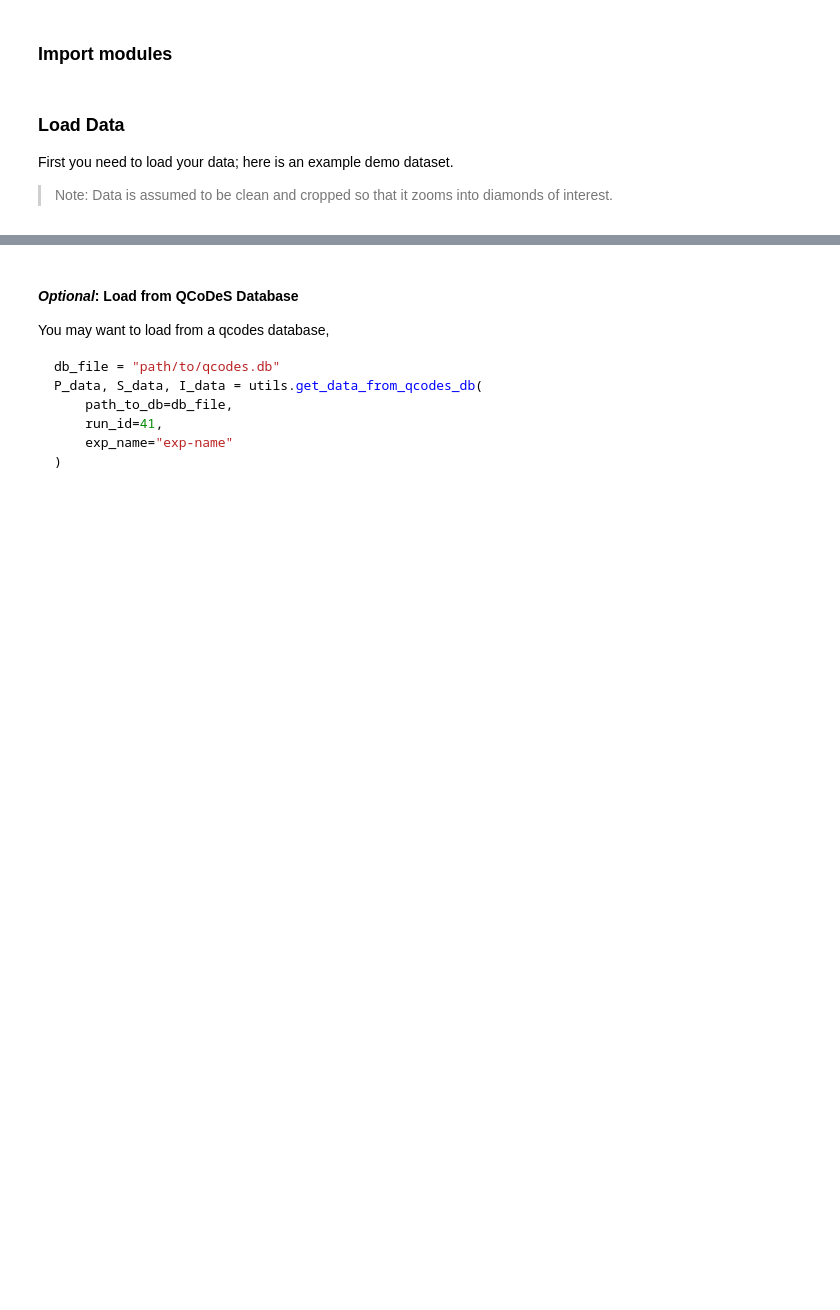
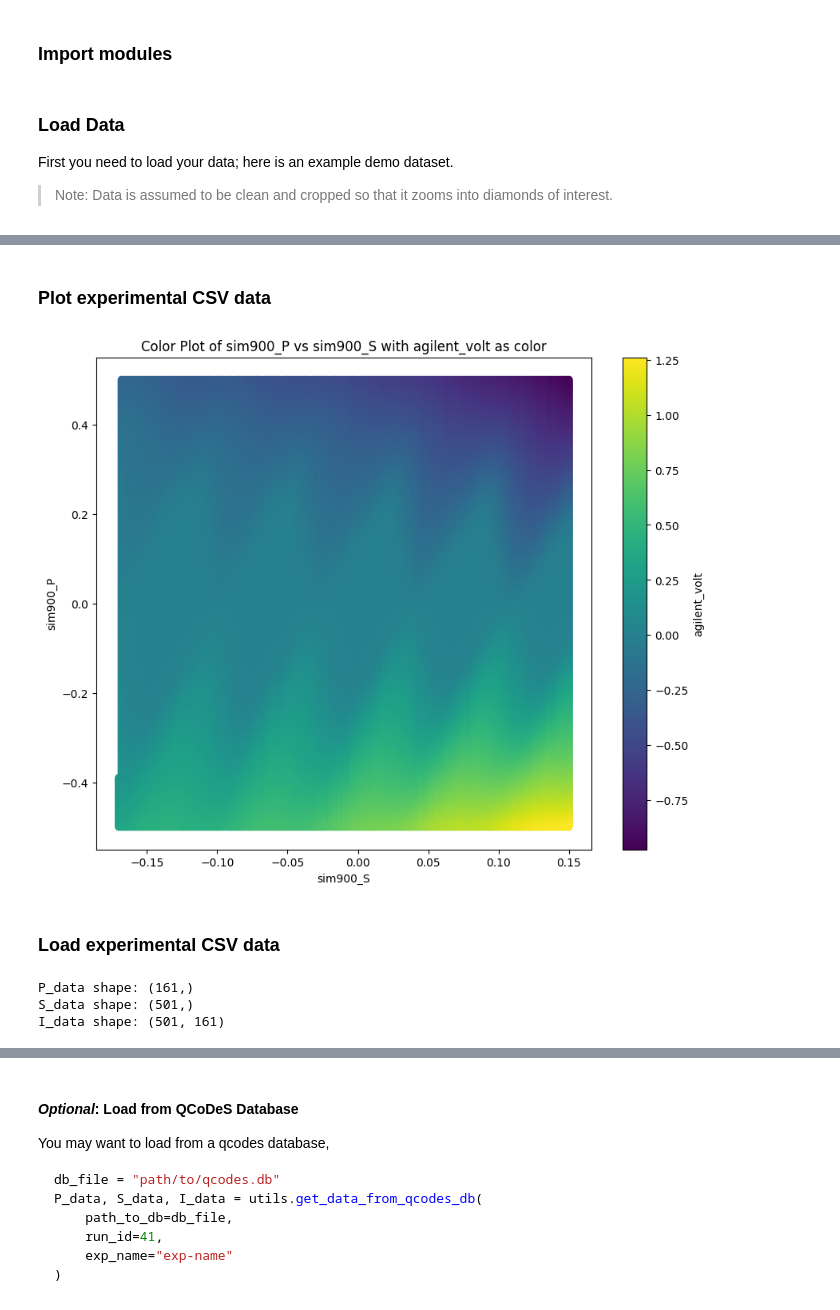
Before and after one commit to mainCSG/diamondminer, a Jupyter notebook: example/demo.ipynb, the cells around one changed output, grey strips where cells are left out. Drawn from its saved outputs; the diff is of its cells as text; code cells hidden in the pictures; blank space fills up the shorter version.

```diff
--- a/example/demo.ipynb
+++ b/example/demo.ipynb
@@ -15,0 +113,56 @@ First you need to load your data; here is an example demo dataset.
+# %% [markdown]
+### Plot experimental CSV data
+# %%
+import pandas as pd
+import matplotlib.pyplot as plt
+
+# Read the CSV file
+df = pd.read_csv('results-1-34 copy.csv')
+
+# Create the color plot
+plt.figure(figsize=(10, 8))
+scatter = plt.scatter(df['sim900_P'], df['sim900_S'], c=df['agilent_volt'], cmap='viridis')
+
+# Add colorbar
+plt.colorbar(scatter, label='agilent_volt')
+
+# Set labels and title
+plt.xlabel('sim900_S')
+plt.ylabel('sim900_P')
+plt.title('Color Plot of sim900_P vs sim900_S with agilent_volt as color')
+
+# Show the plot
+plt.show()
+# %% [output]
+[figure, added]
+# %% [markdown]
+### Load experimental CSV data
+# %%
+import pandas as pd
+import numpy as np
+
+# Read the CSV file
+df = pd.read_csv('results-1-34 Copy.csv')
+
+# Extract unique values for sim900_P and sim900_S
+P_data = df['sim900_P'].unique().astype(float)
+S_data = df['sim900_S'].unique().astype(float)
+
+# Create a pivot table with sim900_P as columns, sim900_S as index, and agilent_volt as values
+pivot_table = df.pivot(index='sim900_S', columns='sim900_P', values='agilent_volt')
+
+# Convert the pivot table to a numpy array
+I_data = pivot_table.to_numpy().astype(float)
+
+# Ensure P_data and S_data are in the correct order
+P_data.sort()
+S_data.sort()
+
+# Print the shapes to verify
+print("P_data shape:", P_data.shape)
+print("S_data shape:", S_data.shape)
+print("I_data shape:", I_data.shape)
+# %% [output]
+P_data shape: (161,)
+S_data shape: (501,)
+I_data shape: (501, 161)
```
Also changed, not shown: parts of 13 cells of this notebook, 20 other files.
